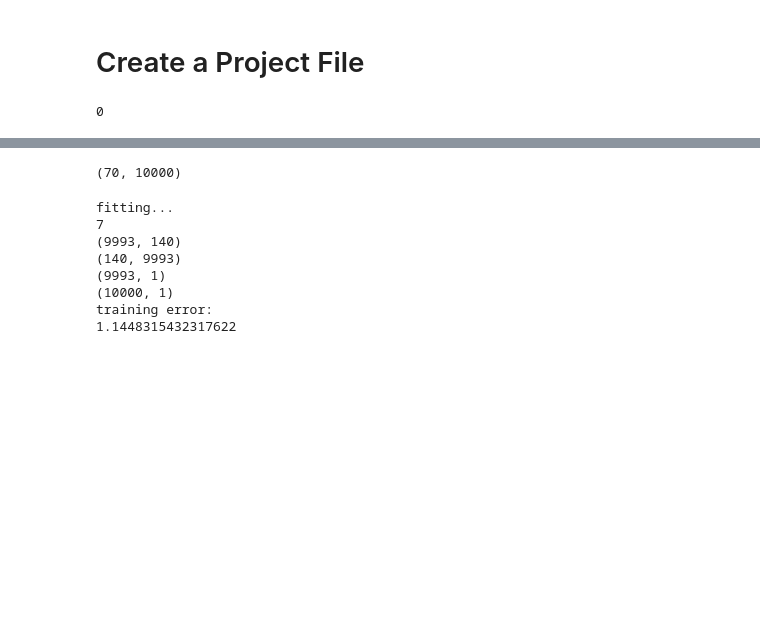
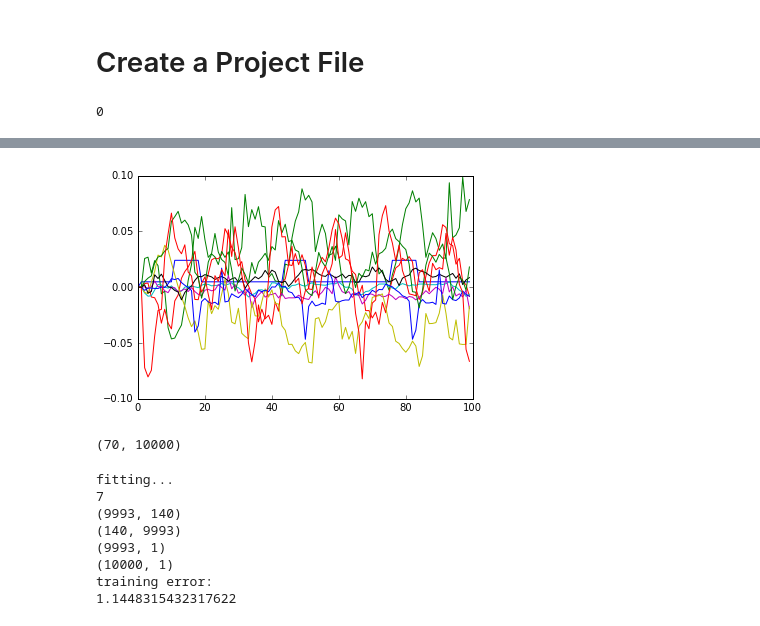
Before and after one commit to AdamRTomkins/libSpineML, a Jupyter notebook: libSpineML/examples/create_esn/UDLR_esn.ipynb, the cells around one changed output, grey strips where cells are left out. Cells and saved outputs as stored; diff of their text form; code cells hidden in the pictures; blank space fills up the shorter version.

```diff
--- a/libSpineML/examples/create_esn/UDLR_esn.ipynb
+++ b/libSpineML/examples/create_esn/UDLR_esn.ipynb
@@ -337,3 +304,11 @@ len(data)/70
+# %%
+num_neurons = 70
+(data, count, t) = load_sc_data("./data/unknown-visual_activation_logrep.xml",num_neurons)
+output = np.array(data).reshape(int(len(data)/num_neurons),num_neurons)
+plt.plot(output[:100,0:10])
+plt.show()
+# %% [output]
+[figure, added]
 # %%
 esn_inputs = []
 
```
Also changed, not shown: parts of 10 cells of this notebook, 29 other files.
